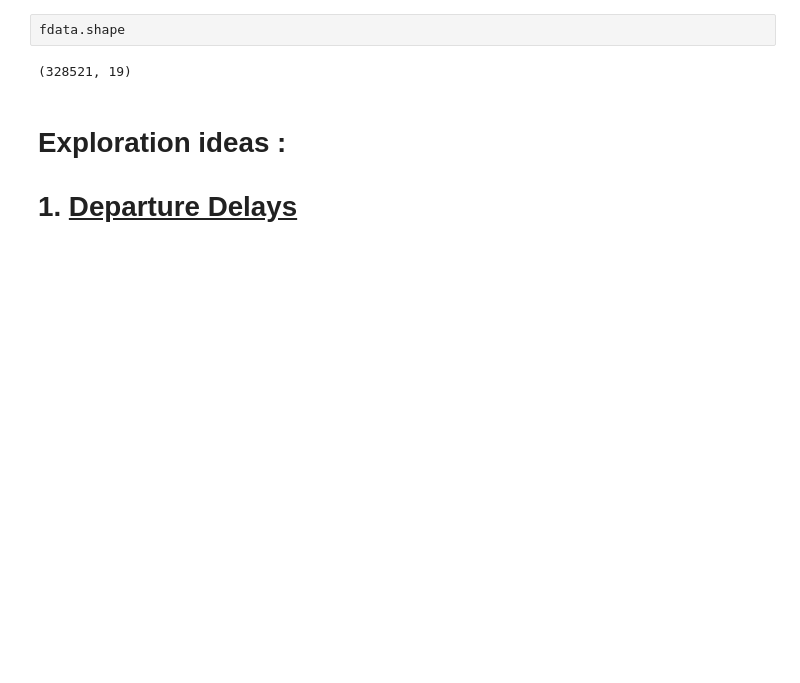
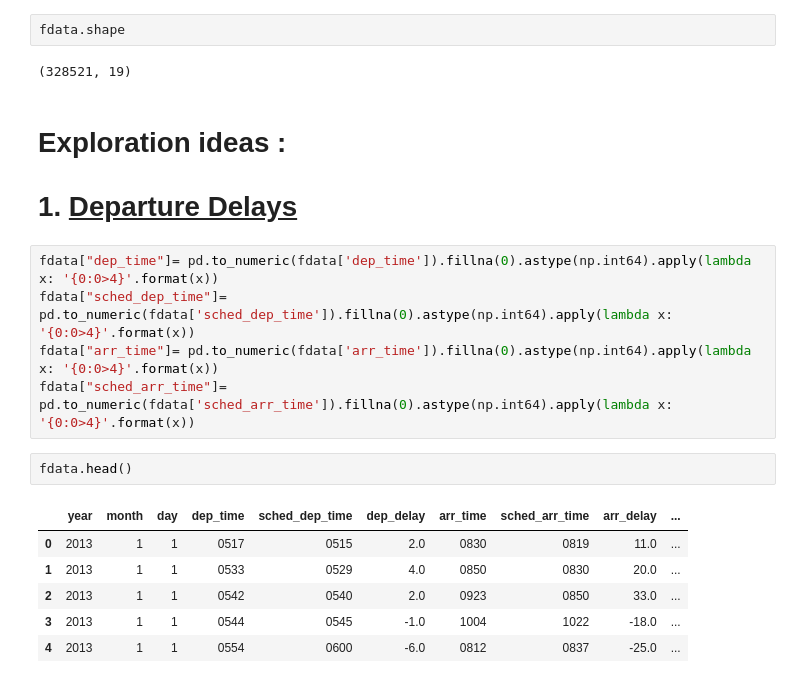
Before and after one commit to afarane/Analyze_NTY_FlighData, a Jupyter notebook: Analyze_NYC_FlightData.ipynb, the cells around one changed output. Drawn from its saved outputs; the diff is of its cells as text; blank space fills up the shorter version.

```diff
--- a/Analyze_NYC_FlightData.ipynb
+++ b/Analyze_NYC_FlightData.ipynb
@@ -148,3 +92,17 @@ fdata.shape
 # %% [markdown]
 #  Exploration ideas :
 # 1. <U> Departure Delays
+# %%
+fdata["dep_time"]= pd.to_numeric(fdata['dep_time']).fillna(0).astype(np.int64).apply(lambda x: '{0:0>4}'.format(x))
+fdata["sched_dep_time"]= pd.to_numeric(fdata['sched_dep_time']).fillna(0).astype(np.int64).apply(lambda x: '{0:0>4}'.format(x))
+fdata["arr_time"]= pd.to_numeric(fdata['arr_time']).fillna(0).astype(np.int64).apply(lambda x: '{0:0>4}'.format(x))
+fdata["sched_arr_time"]= pd.to_numeric(fdata['sched_arr_time']).fillna(0).astype(np.int64).apply(lambda x: '{0:0>4}'.format(x))
+# %%
+fdata.head()
+# %% [output]
+|  | year | month | day | dep_time | sched_dep_time | dep_delay | arr_time | sched_arr_time | arr_delay | ... |
+| 0 | 2013 | 1 | 1 | 0517 | 0515 | 2.0 | 0830 | 0819 | 11.0 | ... |
+| 1 | 2013 | 1 | 1 | 0533 | 0529 | 4.0 | 0850 | 0830 | 20.0 | ... |
+| 2 | 2013 | 1 | 1 | 0542 | 0540 | 2.0 | 0923 | 0850 | 33.0 | ... |
+| 3 | 2013 | 1 | 1 | 0544 | 0545 | -1.0 | 1004 | 1022 | -18.0 | ... |
+| 4 | 2013 | 1 | 1 | 0554 | 0600 | -6.0 | 0812 | 0837 | -25.0 | ... |
```
Also changed, not shown: parts of 29 cells of this notebook.
